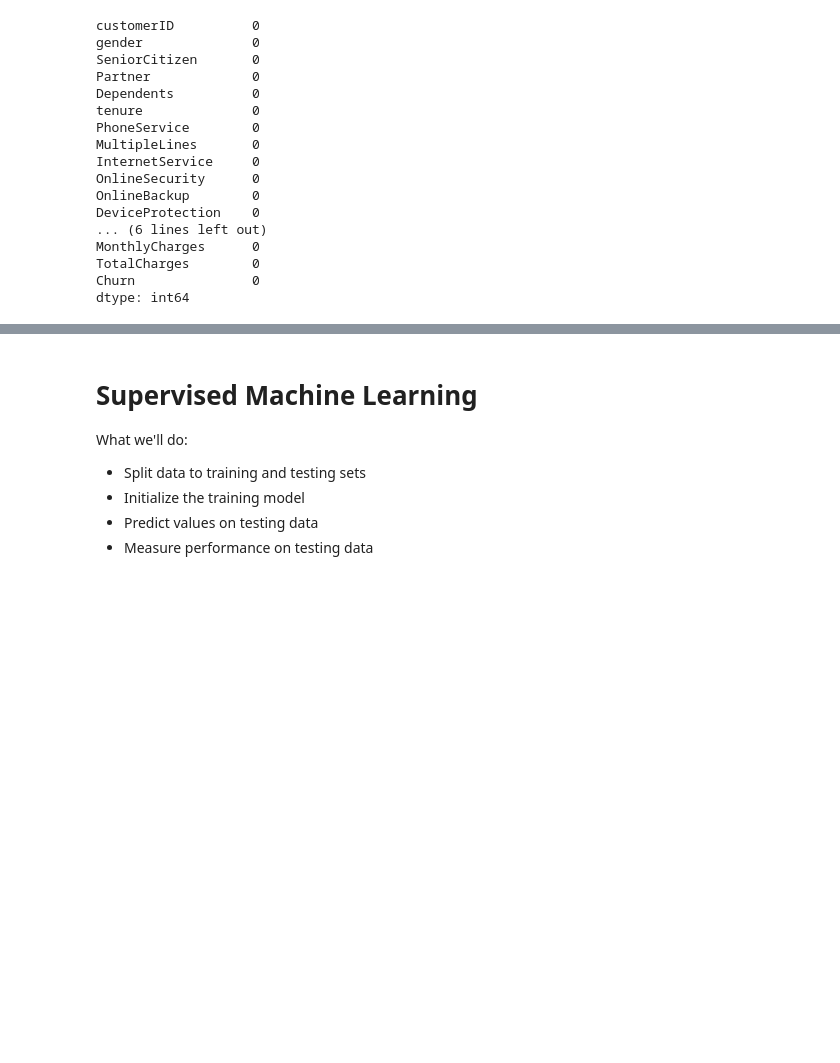
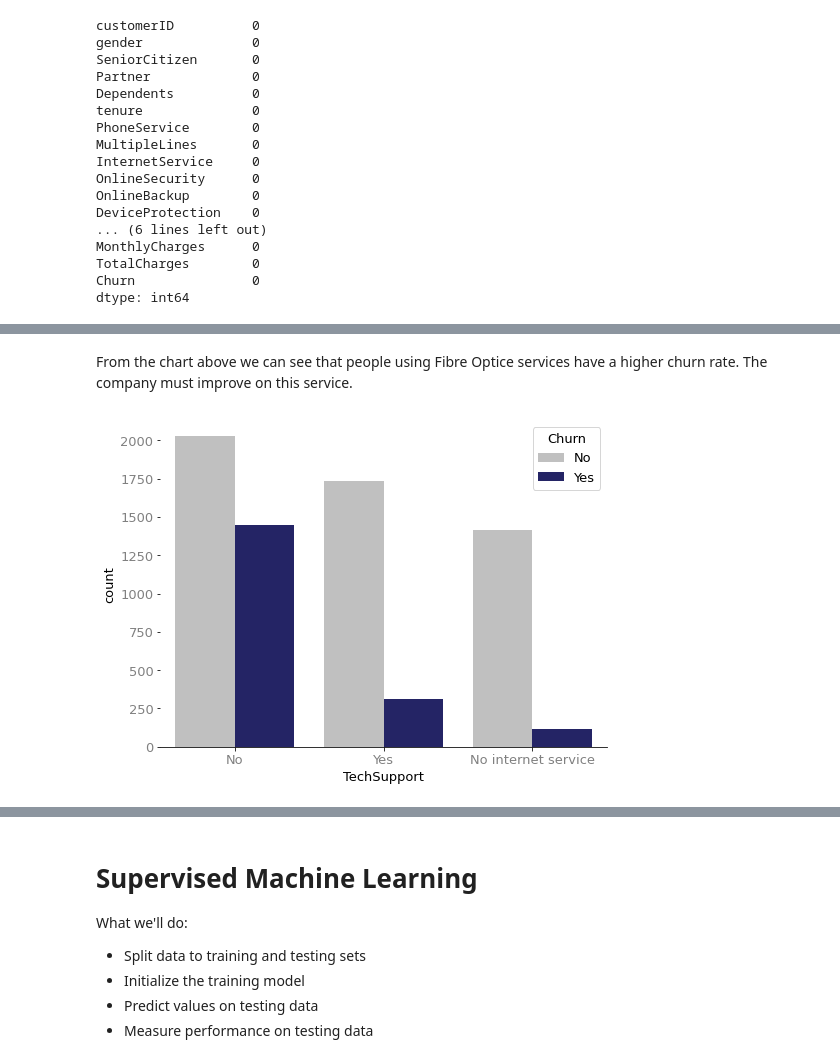
Before and after one commit to felixodette/Churn-Prediction-Telco, a Jupyter notebook: notebook.ipynb, the cells around one changed output, grey strips where cells are left out. Cells and saved outputs as stored; diff of their text form; code cells hidden in the pictures; blank space fills up the shorter version.

```diff
--- a/notebook.ipynb
+++ b/notebook.ipynb
@@ -79,0 +138,7 @@ Let's separate categorical and numerical columns and do one-hot encoding.
+# %% [markdown]
+From the chart above we can see that people using Fibre Optice services have a higher churn rate. The company must improve on this service.
+# %%
+g=sns.countplot(x='TechSupport', hue='Churn', data=telco_raw, palette=['silver', 'midnightblue'])
+build_chart(g)
+# %% [output]
+[figure, added]
```
Also changed, not shown: parts of 40 cells of this notebook.
